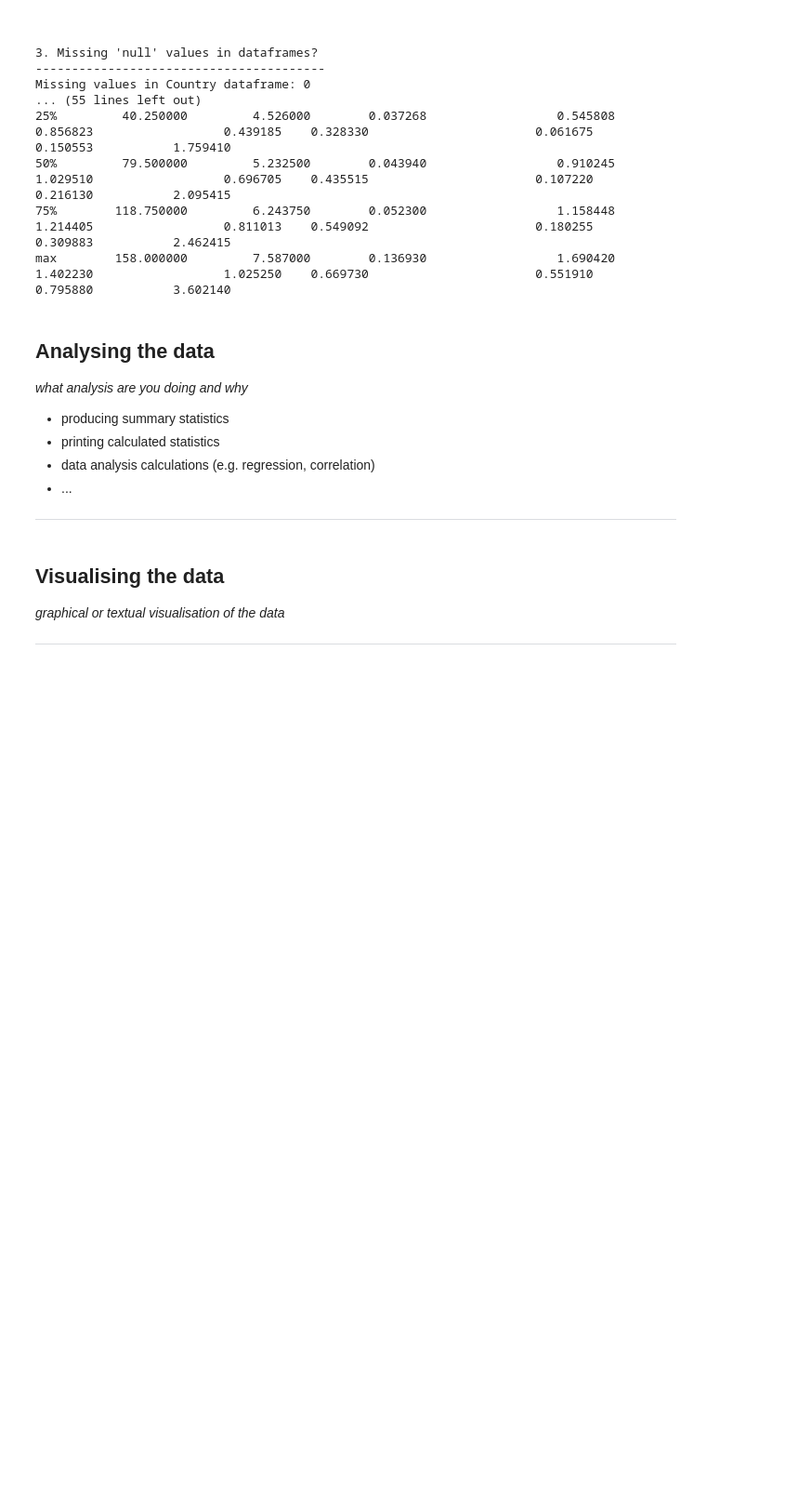
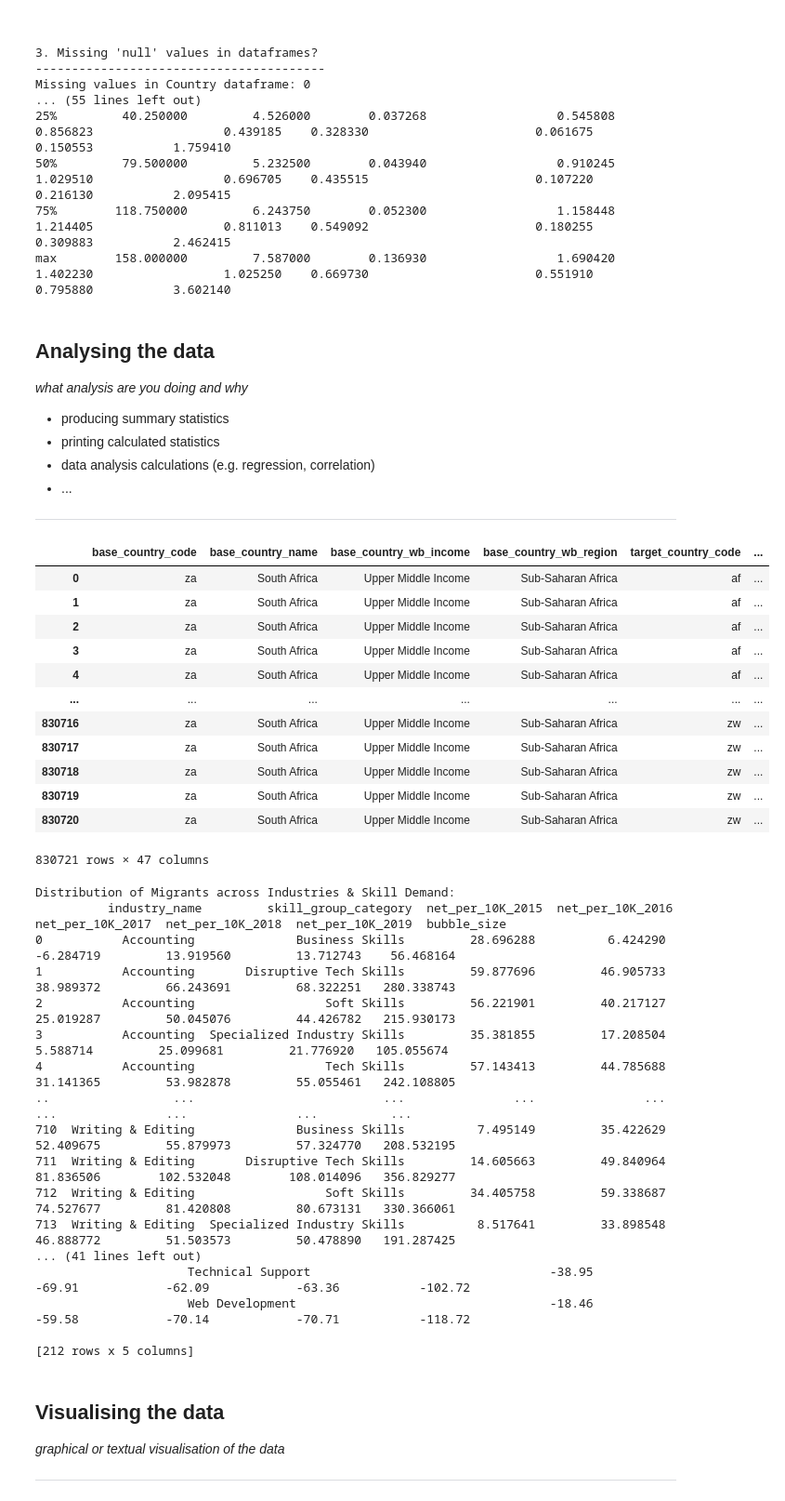
Before and after one commit to TsamayaDesigns/codeDivision-data-with-python, a Jupyter notebook: Data_Project_Beyond_Borders_Analysing_Migration_Patterns_in_South_Africa.ipynb, the cells around one changed output. Shown at 93% size. Saved outputs shown, nothing was run; the diff lists cells and outputs as text; code cells hidden in the pictures; blank space fills up the shorter version.

```diff
--- a/Data_Project_Beyond_Borders_Analysing_Migration_Patterns_in_South_Africa.ipynb
+++ b/Data_Project_Beyond_Borders_Analysing_Migration_Patterns_in_South_Africa.ipynb
@@ -383,6 +378,7 @@ def analyse_data():
   # Define years
   years = ["net_per_10K_2015", "net_per_10K_2016", "net_per_10K_2017", "net_per_10K_2018", "net_per_10K_2019"]
 
+
   # Question 1. What are the main countries of destination for migrants from South Africa, and how has the net migration rate changed over the years?
   # 1.1 Filter (country_df) migration to/from South Africa (za)
   migration_to_za = country_df[country_df["target_country_code"] == "za"]
@@ -403,41 +399,74 @@ def analyse_data():
   # Calculate yearly net migration rates
   yearly_to_za = migration_to_za[years].sum()
   yearly_from_za = migration_from_za[years].sum()
+  yearly_net_migration_to_za = yearly_to_za - yearly_from_za
   yearly_net_migration_from_za = yearly_from_za - yearly_to_za
-  yearly_net_migration_to_za = yearly_to_za - yearly_from_za
 
 
 # Question 2: Which industries are attracting migrants from South Africa, and what is the trend in their skill demand over recent years?
   # 2.1 Merge DataFrames
   merged_country_industry = pd.merge(migration_from_za, industry_df, left_on="target_country_code", right_on="country_code")
   merged_all = pd.merge(merged_country_industry, skill_df, on=["country_code", "country_name", "wb_income", "wb_region"])
   merged_all_with_happiness = pd.merge(merged_all, happiness_df, on="country_name", how="left")
-  print(merged_all_with_happiness.head())
+  display(merged_all_with_happiness)
 
   # 2.2 Group data by industry_name & skill_group_name, sum yearly net migration rates
   grouped_industry_skill_cat = merged_all.groupby(["industry_name", "skill_group_category"])[years].sum()
   grouped_industry_skill = merged_all.groupby(["industry_name", "skill_group_category"])[years].mean()
   grouped_industry_skill["bubble_size"] = grouped_industry_skill.sum(axis=1)
   grouped_industry_skill_df = grouped_industry_skill.reset_index()
   print("\nDistribution of Migrants across Industries & Skill Demand: \n", grouped_industry_skill_df)
   print("Empty Values", grouped_industry_skill_df.isnull().sum())
 
 # Question 3: What are the primary skill categories that migrants take from (or bring to) South Africa, and how have their net migration rates evolved annually?
   # 3.1 Filter (skill_df) dataframe to show only South Africa (za) entries
   skill_to_from_za = skill_df[(skill_df["country_code"] == "za")]
 
   # 3.2 Group data by skill_group_name & calculate mean net migration rate for each year
   grouped_skill = skill_to_from_za.groupby("skill_group_name")[years].mean()
   grouped_skill_cat_and_skill = skill_to_from_za.groupby(["skill_group_category", "skill_group_name"])[years].mean()
   grouped_skill_cat = skill_to_from_za.groupby("skill_group_category")[years].mean()
   print("\nPrimary Skills of Migrants to/from South Africa & Net Migration Rate: \n", skill_to_from_za)
-  print("\nPrimary Skill Groups of Migrants to/from South Africa & Net Migration Rate: \n", grouped_skill)
   print("\nPrimary Skill Categories and Skill Groups of Migrants to/from South Africa & Net Migration Rate: \n", grouped_skill_cat_and_skill)
 
 # Question 4: How does South Africa's migration patterns compare with those of neighbouring countries within the same World Bank region?
 #
 
   return migration_to_za_agg, migration_from_za_agg, yearly_to_za, yearly_from_za, yearly_net_migration_to_za, yearly_net_migration_from_za, years, grouped_industry_skill_cat, grouped_skill, grouped_skill_cat, grouped_industry_skill_df
+
+  # Retrieve data from analyse_data function
+migration_to_za_agg, migration_from_za_agg, yearly_to_za, yearly_from_za, yearly_net_migration_to_za, yearly_net_migration_from_za, years, grouped_industry_skill_cat, grouped_skill, grouped_skill_cat, grouped_industry_skill_df = analyse_data()
+# %% [output]
+|  | base_country_code | base_country_name | base_country_wb_income | base_country_wb_region | target_country_code | ... |
+| 0 | za | South Africa | Upper Middle Income | Sub-Saharan Africa | af | ... |
+| 1 | za | South Africa | Upper Middle Income | Sub-Saharan Africa | af | ... |
+| 2 | za | South Africa | Upper Middle Income | Sub-Saharan Africa | af | ... |
+| 3 | za | South Africa | Upper Middle Income | Sub-Saharan Africa | af | ... |
+| 4 | za | South Africa | Upper Middle Income | Sub-Saharan Africa | af | ... |
+| ... | ... | ... | ... | ... | ... | ... |
+| 830716 | za | South Africa | Upper Middle Income | Sub-Saharan Africa | zw | ... |
+| 830717 | za | South Africa | Upper Middle Income | Sub-Saharan Africa | zw | ... |
+| 830718 | za | South Africa | Upper Middle Income | Sub-Saharan Africa | zw | ... |
+| 830719 | za | South Africa | Upper Middle Income | Sub-Saharan Africa | zw | ... |
+| 830720 | za | South Africa | Upper Middle Income | Sub-Saharan Africa | zw | ... |
+830721 rows × 47 columns
+Distribution of Migrants across Industries & Skill Demand:
+          industry_name         skill_group_category  net_per_10K_2015  net_per_10K_2016  net_per_10K_2017  net_per_10K_2018  net_per_10K_2019  bubble_size
+0           Accounting              Business Skills         28.696288          6.424290         -6.284719         13.919560         13.712743    56.468164
+1           Accounting       Disruptive Tech Skills         59.877696         46.905733         38.989372         66.243691         68.322251   280.338743
+2           Accounting                  Soft Skills         56.221901         40.217127         25.019287         50.045076         44.426782   215.930173
+3           Accounting  Specialized Industry Skills         35.381855         17.208504          5.588714         25.099681         21.776920   105.055674
+4           Accounting                  Tech Skills         57.143413         44.785688         31.141365         53.982878         55.055461   242.108805
+..                 ...                          ...               ...               ...               ...               ...               ...          ...
+710  Writing & Editing              Business Skills          7.495149         35.422629         52.409675         55.879973         57.324770   208.532195
+711  Writing & Editing       Disruptive Tech Skills         14.605663         49.840964         81.836506        102.532048        108.014096   356.829277
+712  Writing & Editing                  Soft Skills         34.405758         59.338687         74.527677         81.420808         80.673131   330.366061
+713  Writing & Editing  Specialized Industry Skills          8.517641         33.898548         46.888772         51.503573         50.478890   191.287425
+... (41 lines left out)
+                     Technical Support                                 -38.95            -69.91            -62.09            -63.36           -102.72
+                     Web Development                                   -18.46            -59.58            -70.14            -70.71           -118.72
+
+[212 rows x 5 columns]
 # %% [markdown]
 ## Visualising the data
 _graphical or textual visualisation of the data_
```
Also changed, not shown: parts of 2 cells of this notebook.
